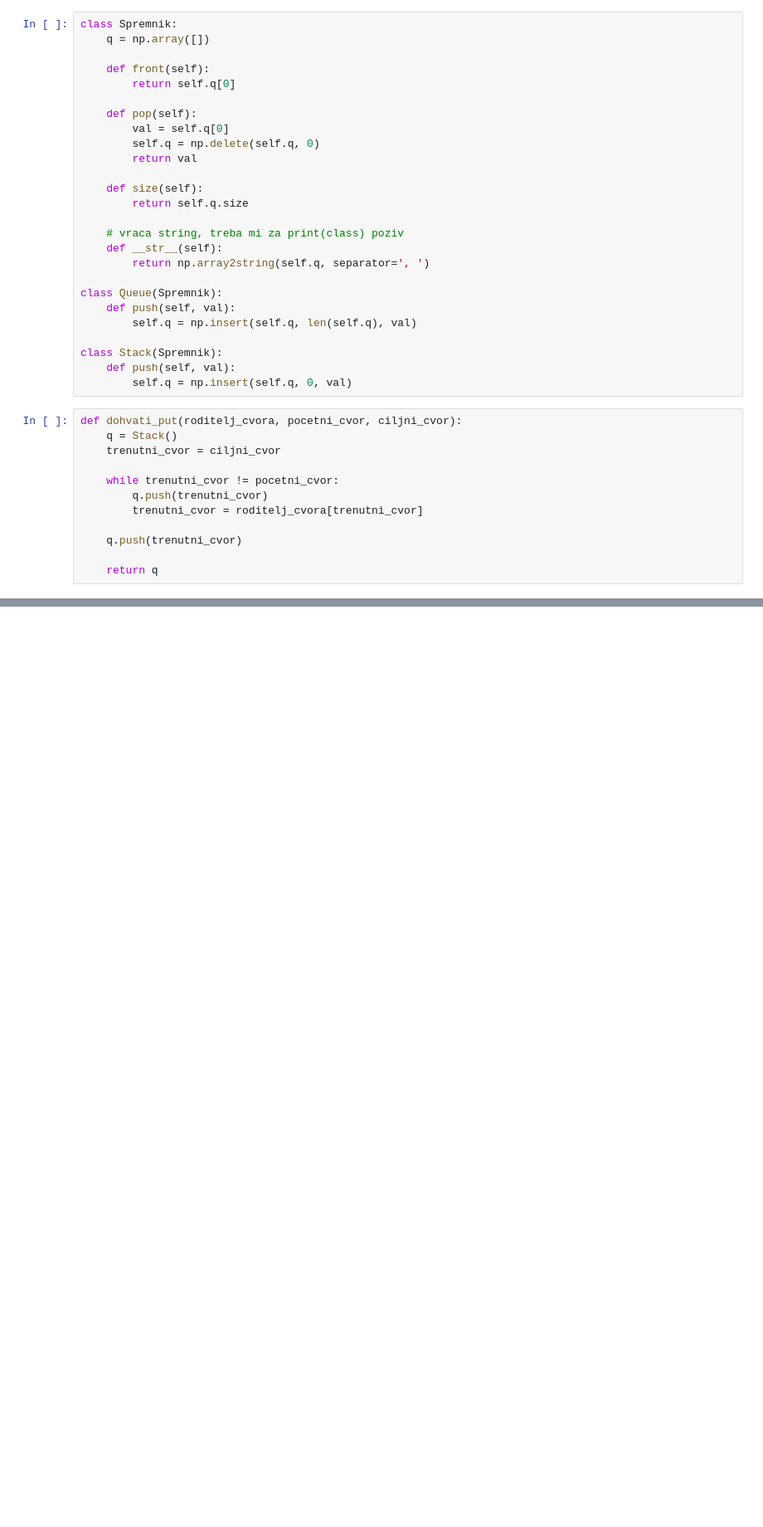
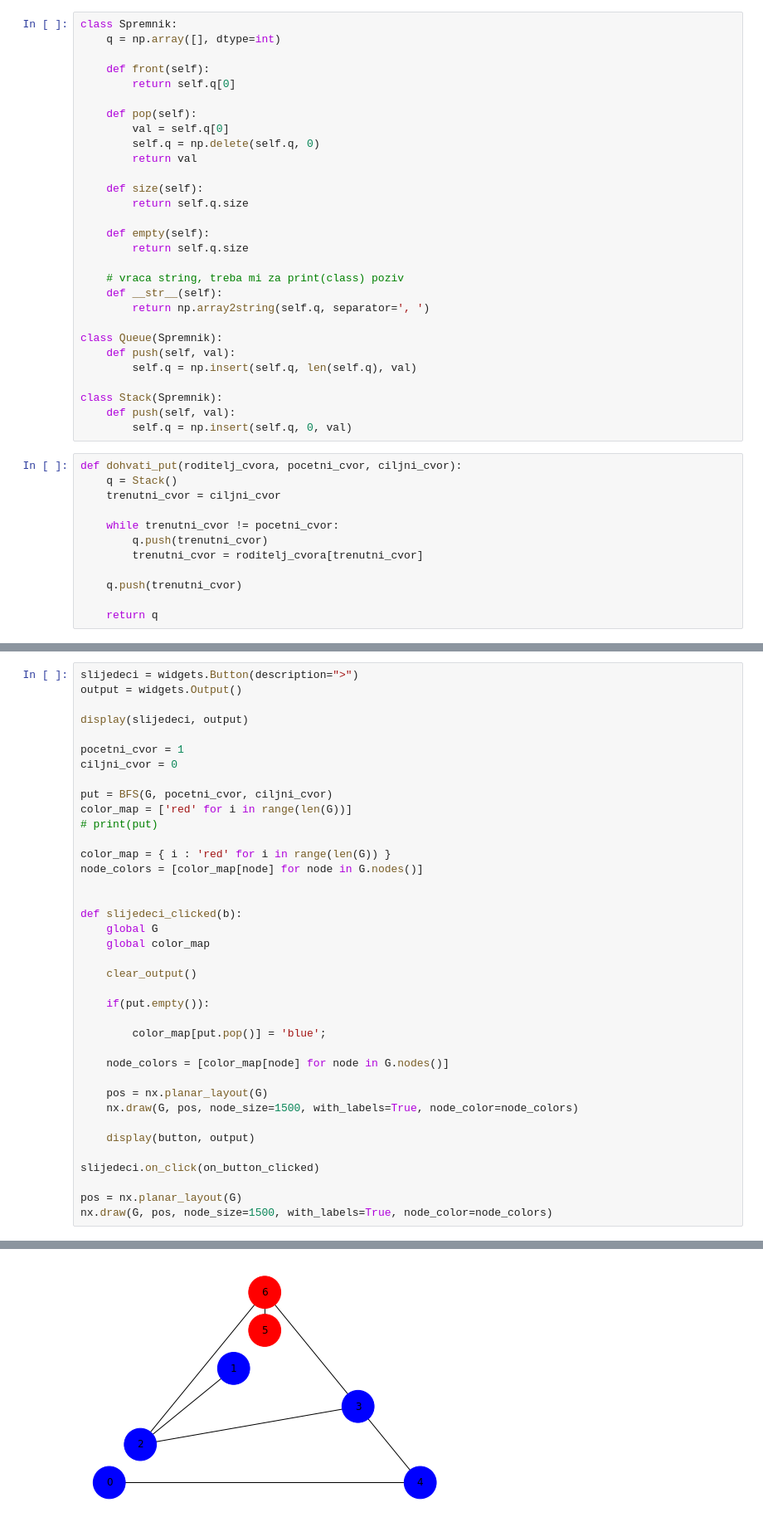
Before and after one commit to nivuckovic/matematicki-softver-esej1, a Jupyter notebook: BFS.ipynb, the cells around one changed output, grey strips where cells are left out. Shown at 83% size. Cells and saved outputs as stored; diff of their text form; blank space fills up the shorter version.

```diff
--- a/BFS.ipynb
+++ b/BFS.ipynb
@@ -7,6 +11,6 @@ import networkx as nx
 # %%
 class Spremnik:
-    q = np.array([])
+    q = np.array([], dtype=int)
 
     def front(self):
         return self.q[0]
@@ -17,6 +21,9 @@ class Spremnik:
         return val
 
     def size(self):
+        return self.q.size
+
+    def empty(self):
         return self.q.size
 
     # vraca string, treba mi za print(class) poziv
@@ -99,0 +101,39 @@ nx.draw(G, pos, node_size=1500, with_labels=True, edge_color=boje, node_color='r
+# %%
+slijedeci = widgets.Button(description=">")
+output = widgets.Output()
+
+display(slijedeci, output)
+
+pocetni_cvor = 1
+ciljni_cvor = 0
+
+put = BFS(G, pocetni_cvor, ciljni_cvor)
+color_map = ['red' for i in range(len(G))]
+# print(put)
+
+color_map = { i : 'red' for i in range(len(G)) }
+node_colors = [color_map[node] for node in G.nodes()]
+
+
+def slijedeci_clicked(b):
+    global G
+    global color_map
+
+    clear_output()
+
+    if(put.empty()):
+
+        color_map[put.pop()] = 'blue';
+
+    node_colors = [color_map[node] for node in G.nodes()]
+
+    pos = nx.planar_layout(G)
+    nx.draw(G, pos, node_size=1500, with_labels=True, node_color=node_colors)
+
+    display(button, output)
+
+slijedeci.on_click(on_button_clicked)
+
+pos = nx.planar_layout(G)
+nx.draw(G, pos, node_size=1500, with_labels=True, node_color=node_colors)
+# %% [output]
@@ -99,0 +142 @@ nx.draw(G, pos, node_size=1500, with_labels=True, edge_color=boje, node_color='r
+[figure, added]
```
Also changed, not shown: parts of 3 cells of this notebook.
